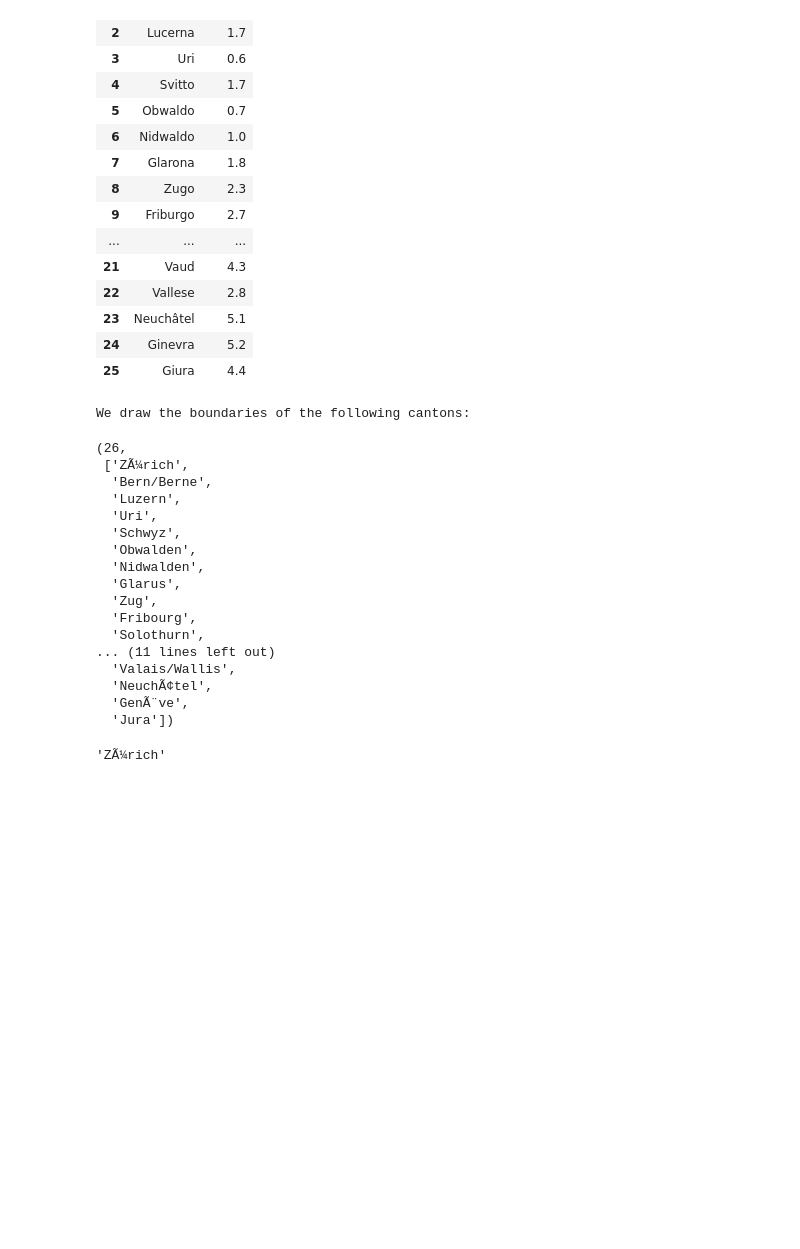
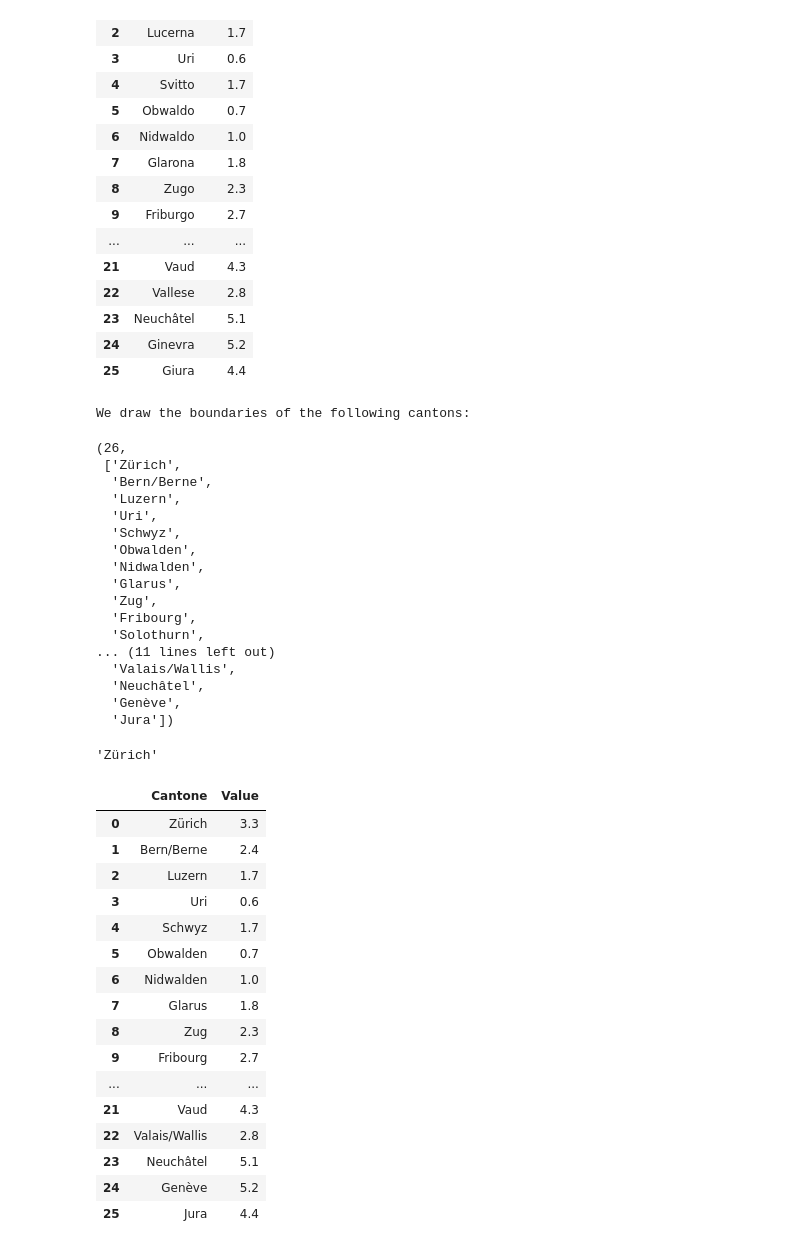
Before and after one commit to tarmeens/ada-homework, a Jupyter notebook: 03 - Interactive Viz/homework3.ipynb, the cells around one changed output. Saved outputs shown, nothing was run; the diff lists cells and outputs as text; code cells hidden in the pictures; blank space fills up the shorter version.

```diff
--- a/03 - Interactive Viz/homework3.ipynb
+++ b/03 - Interactive Viz/homework3.ipynb
@@ -185,14 +185,14 @@ We have the unemployement rate the following cantons:  26
 # %%
 # load the swiss data (geometry of the cantons)
 ch_topo_path = r'topojson/ch-cantons.topojson.json'
-topo_data_ch = json.load(open(ch_topo_path))
+topo_data_ch = json.load(open(ch_topo_path, encoding="utf-8"))
 topo_cantons = [state["properties"]["name"] for state in topo_data_ch["objects"]["cantons"]["geometries"]]
 print("We draw the boundaries of the following cantons:")
 len(topo_cantons), topo_cantons
 # %% [output]
 We draw the boundaries of the following cantons:
 (26,
- ['ZÃ¼rich',
+ ['Zürich',
   'Bern/Berne',
   'Luzern',
   'Uri',
@@ -205,13 +205,43 @@ We draw the boundaries of the following cantons:
   'Solothurn',
 ... (11 lines left out)
   'Valais/Wallis',
-  'NeuchÃ¢tel',
-  'GenÃ¨ve',
+  'Neuchâtel',
+  'Genève',
   'Jura'])
 # %%
 topo_data_ch['objects']['cantons']["geometries"][0]["properties"]["name"]
 # %% [output]
-'ZÃ¼rich'
+'Zürich'
+# %%
+# create dictionary to map cantons between the two datasets (key is the Italian name, value is the local name)
+canton_map = {}
+for i in range(ch_unemploy_rate.shape[0]):
+    italian_name = ch_unemploy_rate.Cantone.iloc[i]
+    local_name = topo_data_ch['objects']['cantons']["geometries"][i]["properties"]["name"]
+    canton_map[italian_name] = local_name
+
+# rename name column in data frame
+ch_unemploy_rate.replace(to_replace = canton_map, inplace=True)
+
+ch_unemploy_rate
+# %% [output]
+|  | Cantone | Value |
+| 0 | Zürich | 3.3 |
+| 1 | Bern/Berne | 2.4 |
+| 2 | Luzern | 1.7 |
+| 3 | Uri | 0.6 |
+| 4 | Schwyz | 1.7 |
+| 5 | Obwalden | 0.7 |
+| 6 | Nidwalden | 1.0 |
+| 7 | Glarus | 1.8 |
+| 8 | Zug | 2.3 |
+| 9 | Fribourg | 2.7 |
+| ... | ... | ... |
+| 21 | Vaud | 4.3 |
+| 22 | Valais/Wallis | 2.8 |
+| 23 | Neuchâtel | 5.1 |
+| 24 | Genève | 5.2 |
+| 25 | Jura | 4.4 |
 # %%
 ch_location = [46.8, 8.5]
 m = folium.Map(location=ch_location, zoom_start=8)
```
Also changed, not shown: parts of 1 cell of this notebook.
